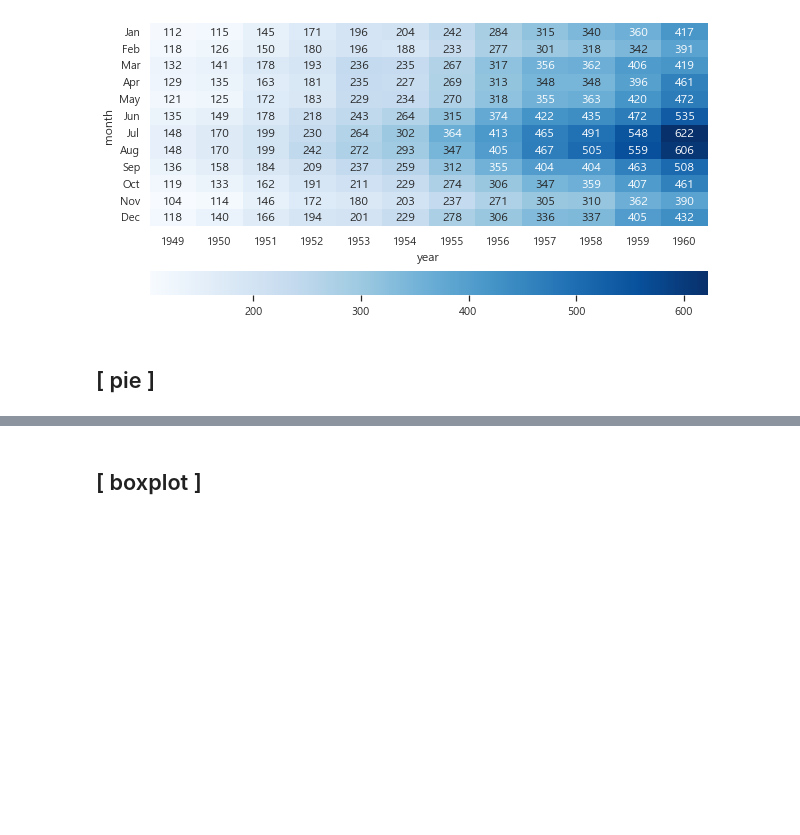
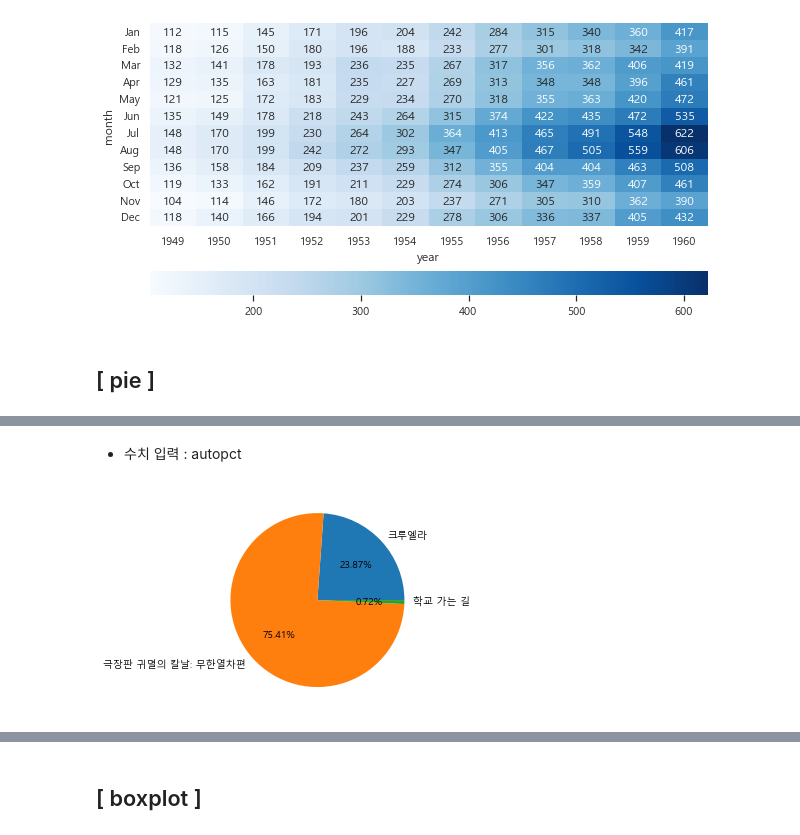
Before and after one commit to Junuux/Python_ML, a Jupyter notebook: Python/Visualization.ipynb, the cells around one changed output, grey strips where cells are left out. Cells and saved outputs as stored; diff of their text form; code cells hidden in the pictures; blank space fills up the shorter version.

```diff
--- a/Python/Visualization.ipynb
+++ b/Python/Visualization.ipynb
@@ -890,0 +921,6 @@ ax = sns.heatmap(pivot_data, ax=a,
+# %% [markdown]
+* 수치 입력 : autopct
+# %%
+plt.pie(df['누적관객'], labels = df['영화제목'], autopct = '%0.2f%%'); # 퍼센트 표현은 %%
+# %% [output]
+[figure, added]
```
Also changed, not shown: parts of 64 cells of this notebook, 2 other files.
